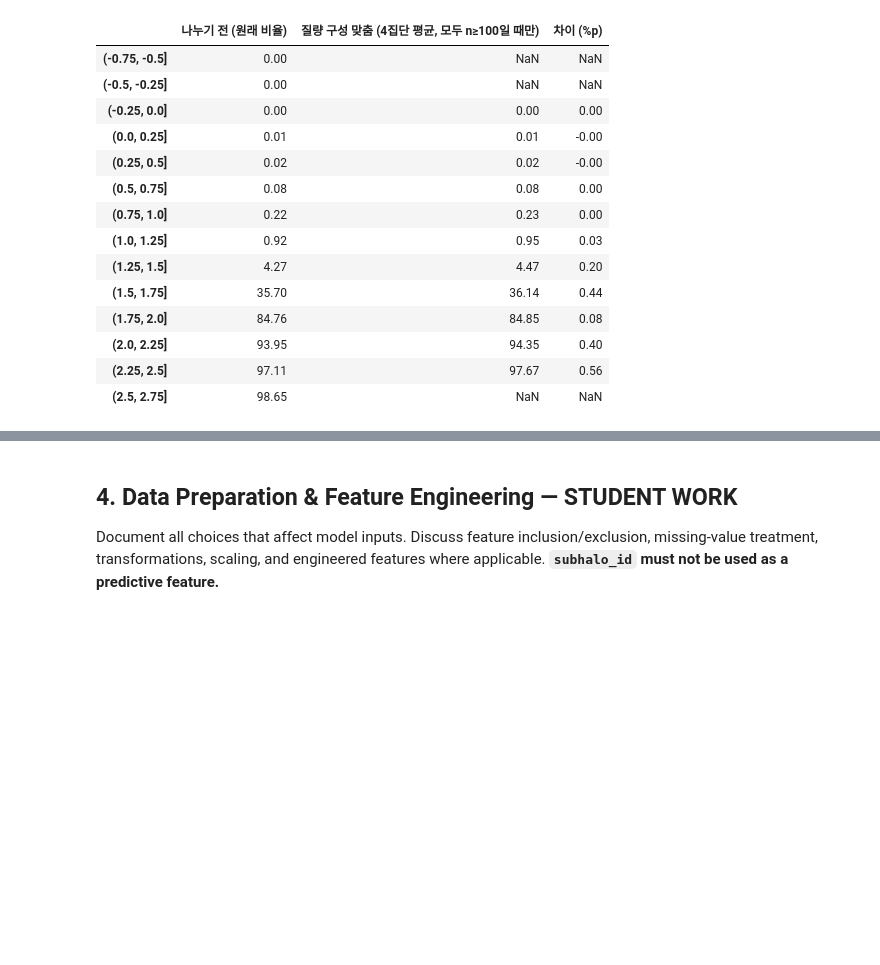
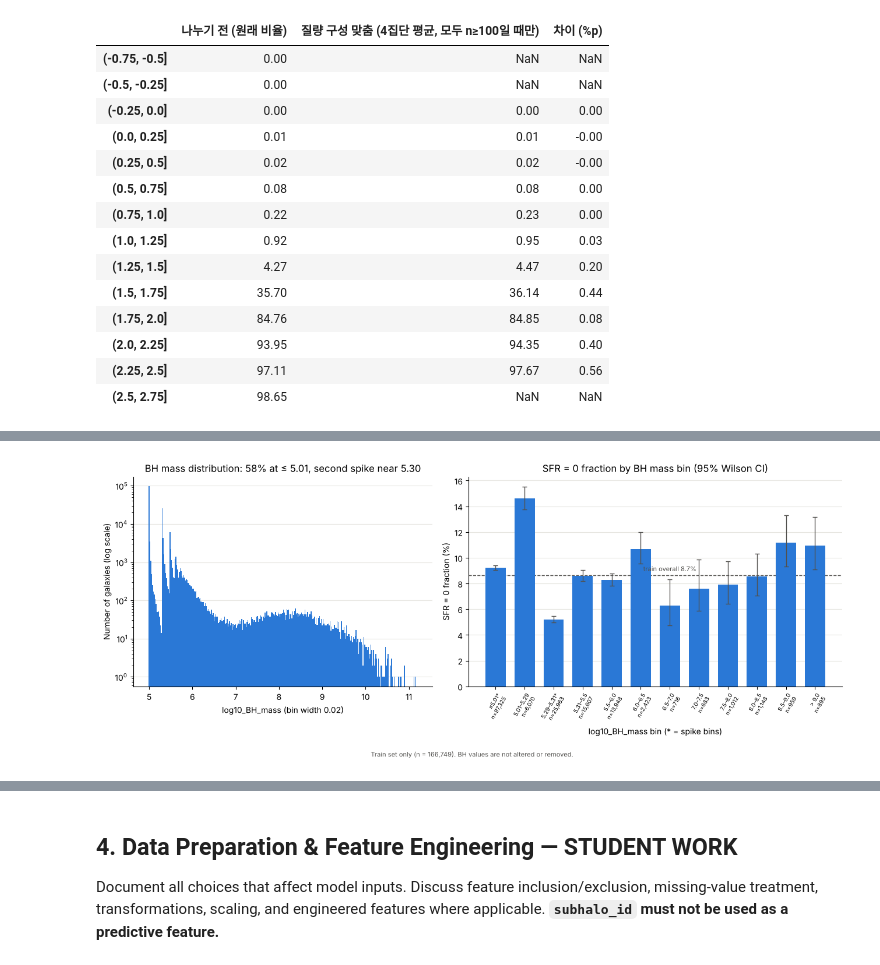
Before and after one commit to ZizonK7/sdi2026-galaxy-sfr, a Jupyter notebook: work/팀원/james_eda.ipynb, the cells around one changed output, grey strips where cells are left out. Drawn from its saved outputs; the diff is of its cells as text; code cells hidden in the pictures; blank space fills up the shorter version.

```diff
--- a/work/팀원/james_eda.ipynb
+++ b/work/팀원/james_eda.ipynb
@@ -788,0 +962,35 @@ display(cmp_std.round(2))
+# %%
+# 그림 A: BH 질량 분포(왼쪽)와 BH 구간별 SFR = 0 비율(오른쪽)
+fig, axes = plt.subplots(1, 2, figsize=(13, 5), gridspec_kw={"width_ratios": [1, 1.25]})
+ax = axes[0]
+ax.hist(bh_tr, bins=np.arange(4.95, 11.25, 0.02), color="#2a78d6")
+ax.set_yscale("log")
+ax.set_xlabel("log10_BH_mass (bin width 0.02)")
+ax.set_ylabel("Number of galaxies (log scale)")
+ax.set_title(f"BH mass distribution: {(bh_tr <= 5.01).mean():.0%} at ≤ 5.01, second spike near 5.30")
+
+ax = axes[1]
+xb = np.arange(len(bh_tab))
+rate4 = bh_tab["SFR=0 비율(%)"].to_numpy()
+ax.bar(xb, rate4, width=0.7, color="#2a78d6", zorder=2)
+ax.errorbar(xb, rate4, yerr=np.vstack([rate4 - np.maximum(lo4, 0) * 100, hi4 * 100 - rate4]),
+            fmt="none", ecolor="#52514e", elinewidth=1, capsize=3, zorder=3)
+overall4 = (train[TARGET] == 0).mean() * 100
+ax.axhline(overall4, color="#52514e", lw=1, ls="--", zorder=1)
+ax.text(6, overall4 + 0.3, f"train overall {overall4:.1f}%", ha="center", fontsize=8, color="#52514e")
+en_names = ["≤5.01*", "5.01–5.29", "5.29–5.31*", "5.31–5.5", "5.5–6.0", "6.0–6.5", "6.5–7.0",
+            "7.0–7.5", "7.5–8.0", "8.0–8.5", "8.5–9.0", "> 9.0"]
+ax.set_xticks(xb, [f"{nm}\nn={n:,}" for nm, n in zip(en_names, bh_tab["은하 수"])], rotation=60, ha="right",
+              rotation_mode="anchor", fontsize=7)
+ax.set_ylabel("SFR = 0 fraction (%)")
+ax.set_xlabel("log10_BH_mass bin (* = spike bins)")
+ax.set_title("SFR = 0 fraction by BH mass bin (95% Wilson CI)")
+for a in axes:
+    a.spines[["top", "right"]].set_visible(False)
+    a.grid(axis="y", color="#e6e5e0", lw=0.8)
+    a.set_axisbelow(True)
+fig.text(0.5, -0.04, "Train set only (n = 166,749). BH values are not altered or removed.", ha="center", fontsize=8, color="#52514e")
+plt.tight_layout()
+plt.show()
+# %% [output]
+[figure, added]
```
Also changed, not shown: parts of 19 cells of this notebook.
